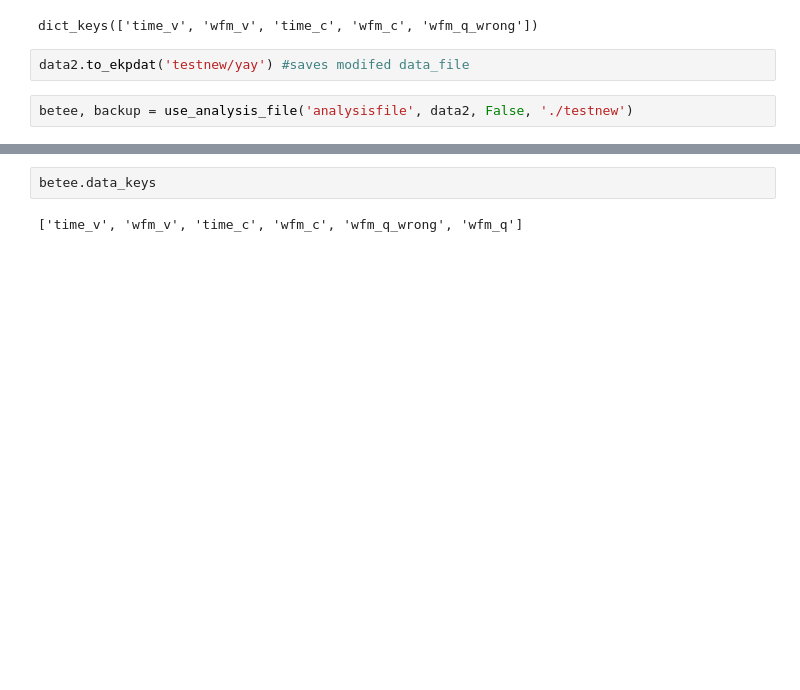
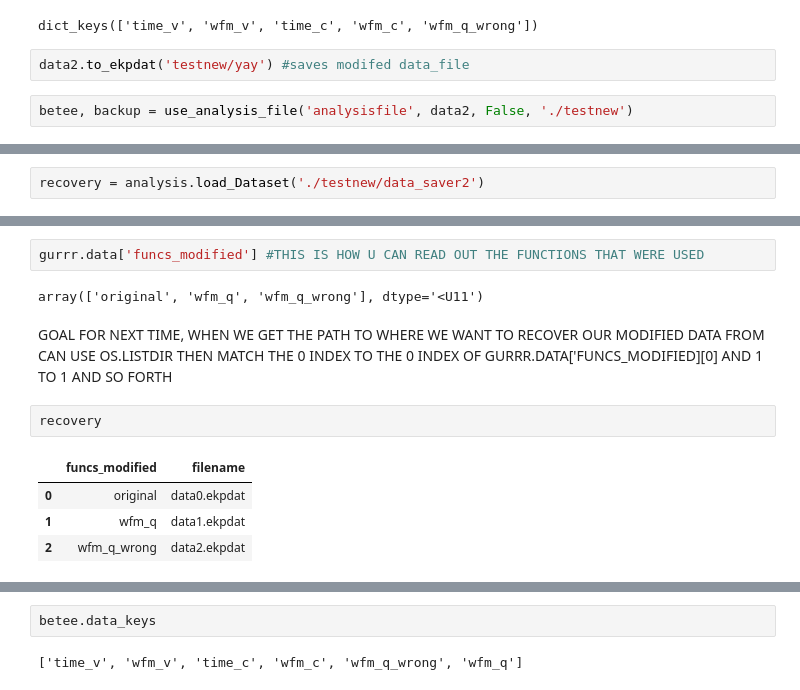
Before and after one commit to ElPsyKurisu/FE, a Jupyter notebook: analysis.ipynb, the cells around one changed output, grey strips where cells are left out. Saved outputs shown, nothing was run; the diff lists cells and outputs as text; blank space fills up the shorter version.

```diff
--- a/analysis.ipynb
+++ b/analysis.ipynb
@@ -301,0 +294,2 @@ Folder ./data_saver1 created!
+# %%
+recovery = analysis.load_Dataset('./testnew/data_saver2')
@@ -301,0 +320,14 @@ Folder ./data_saver1 created!
+# %%
+gurrr.data['funcs_modified'] #THIS IS HOW U CAN READ OUT THE FUNCTIONS THAT WERE USED
+# %% [output]
+array(['original', 'wfm_q', 'wfm_q_wrong'], dtype='<U11')
+# %% [markdown]
+GOAL FOR NEXT TIME, WHEN WE GET THE PATH TO WHERE WE WANT TO RECOVER OUR MODIFIED DATA FROM CAN USE OS.LISTDIR
+THEN MATCH THE 0 INDEX TO THE 0 INDEX OF GURRR.DATA['FUNCS_MODIFIED][0] AND 1 TO 1 AND SO FORTH
+# %%
+recovery
+# %% [output]
+|  | funcs_modified | filename |
+| 0 | original | data0.ekpdat |
+| 1 | wfm_q | data1.ekpdat |
+| 2 | wfm_q_wrong | data2.ekpdat |
```
Also changed, not shown: parts of 8 cells of this notebook, 29 other files.
